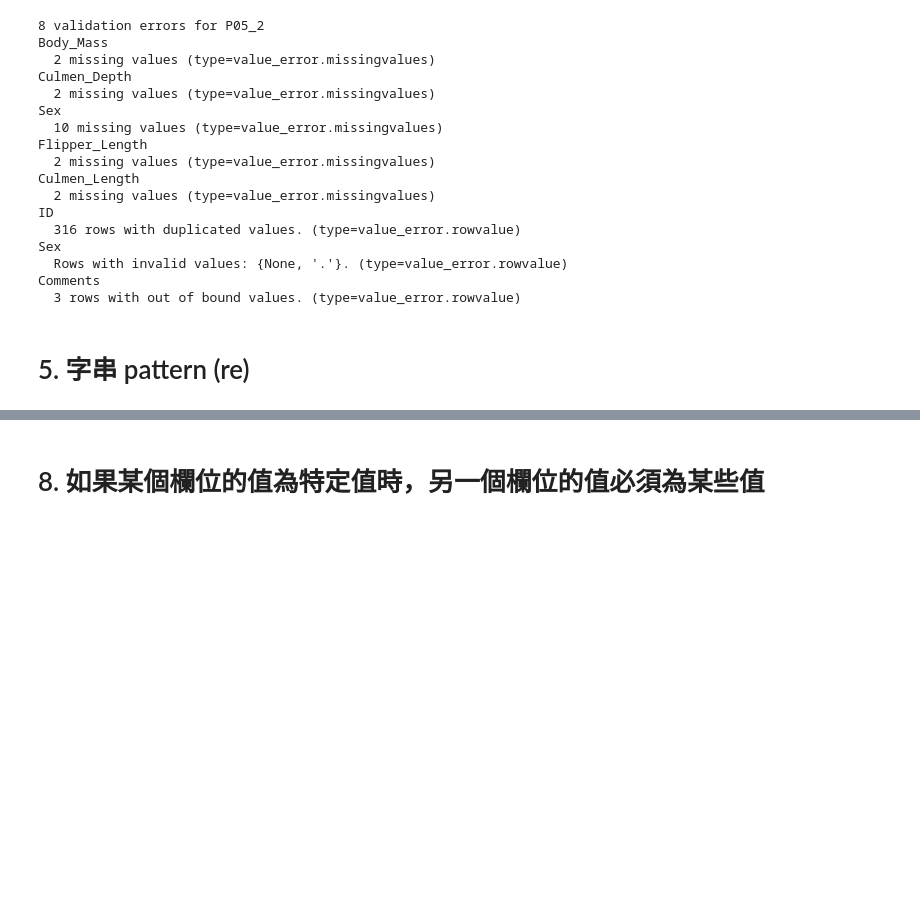
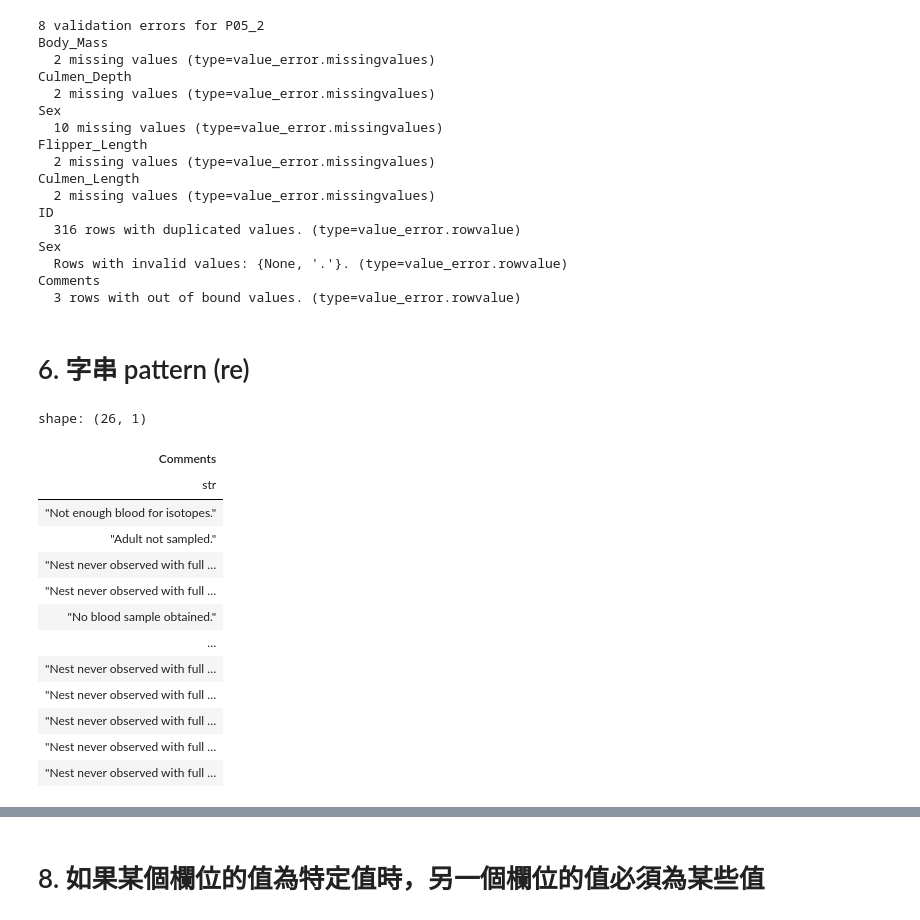
Before and after one commit to Alexchen666/Data-Analysis-101, a Jupyter notebook: data_validation.ipynb, the cells around one changed output, grey strips where cells are left out. Drawn from its saved outputs; the diff is of its cells as text; code cells hidden in the pictures; blank space fills up the shorter version.

```diff
--- a/data_validation.ipynb
+++ b/data_validation.ipynb
@@ -396,4 +396,21 @@ Sex
 Comments
   3 rows with out of bound values. (type=value_error.rowvalue)
 # %% [markdown]
-# 5. 字串 pattern (re)
+# 6. 字串 pattern (re)
+# %%
+df.filter(pl.col('Comments').is_not_null()).select(pl.col('Comments'))
+# %% [output]
+shape: (26, 1)
+| Comments |
+| str |
+| "Not enough blood for isotopes." |
+| "Adult not sampled." |
+| "Nest never observed with full … |
+| "Nest never observed with full … |
+| "No blood sample obtained." |
+| … |
+| "Nest never observed with full … |
+| "Nest never observed with full … |
+| "Nest never observed with full … |
+| "Nest never observed with full … |
+| "Nest never observed with full … |
```
Also changed, not shown: parts of 4 cells of this notebook.
